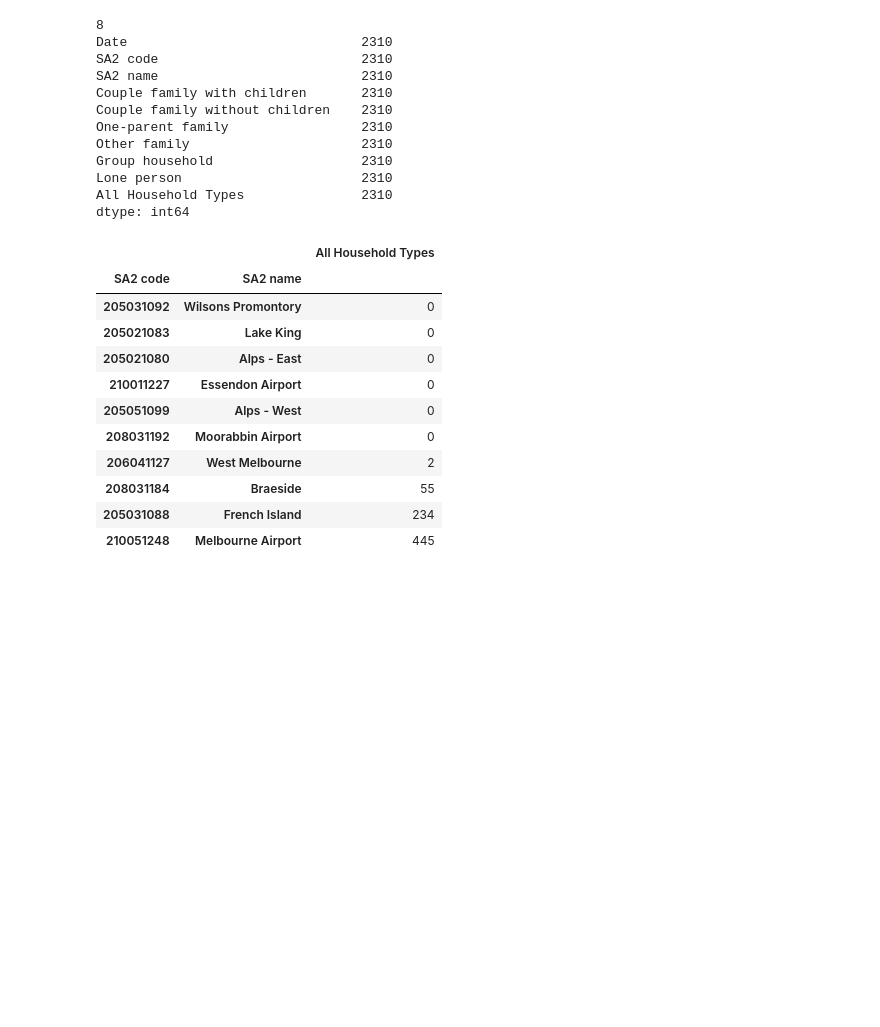
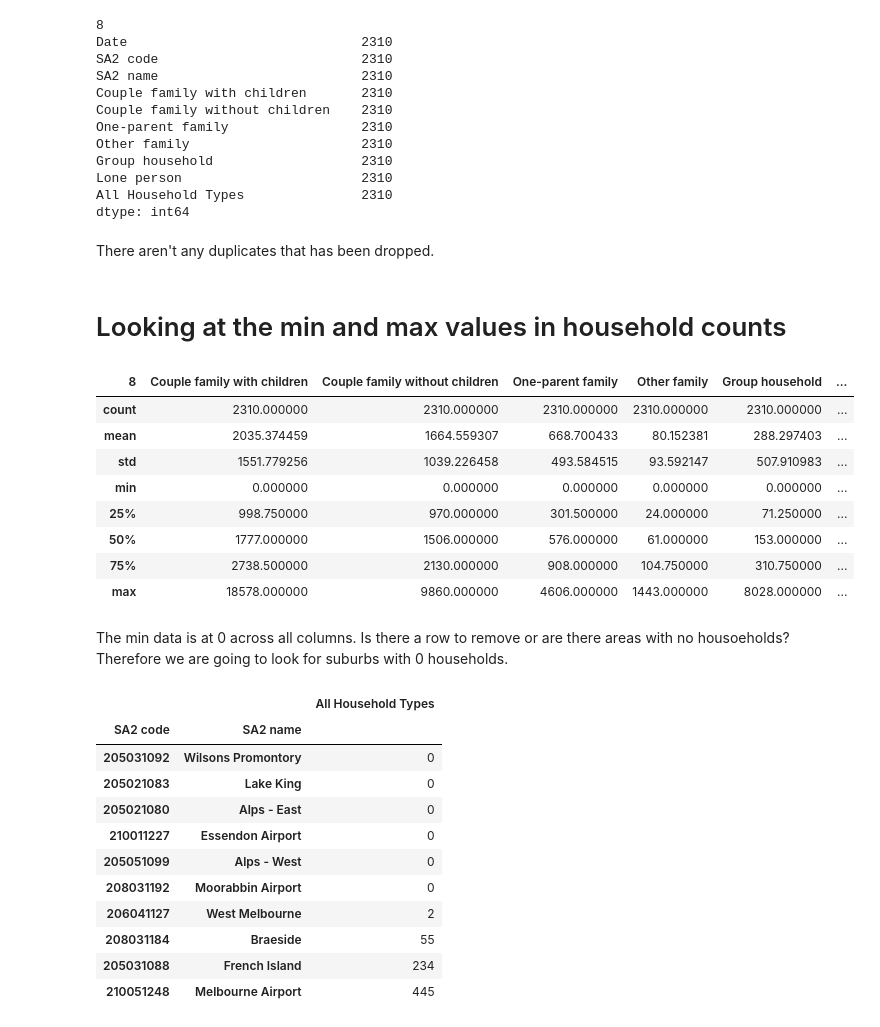
Before and after one commit to babetteblanquet/ETL_project, a Jupyter notebook: Household_types_Transformation.ipynb, the cells around one changed output. Drawn from its saved outputs; the diff is of its cells as text; code cells hidden in the pictures; blank space fills up the shorter version.

```diff
--- a/Household_types_Transformation.ipynb
+++ b/Household_types_Transformation.ipynb
@@ -389,4 +420,24 @@ Group household                   2310
 Lone person                       2310
 All Household Types               2310
 dtype: int64
+# %% [markdown]
+There aren't any duplicates that has been dropped.
+# %% [markdown]
+# Looking at the min and max values in household counts
+# %%
+#Analyse the data with describe
+master.describe()
+# %% [output]
+| 8 | Couple family with children | Couple family without children | One-parent family | Other family | Group household | ... |
+| count | 2310.000000 | 2310.000000 | 2310.000000 | 2310.000000 | 2310.000000 | ... |
+| mean | 2035.374459 | 1664.559307 | 668.700433 | 80.152381 | 288.297403 | ... |
+| std | 1551.779256 | 1039.226458 | 493.584515 | 93.592147 | 507.910983 | ... |
+| min | 0.000000 | 0.000000 | 0.000000 | 0.000000 | 0.000000 | ... |
+| 25% | 998.750000 | 970.000000 | 301.500000 | 24.000000 | 71.250000 | ... |
+| 50% | 1777.000000 | 1506.000000 | 576.000000 | 61.000000 | 153.000000 | ... |
+| 75% | 2738.500000 | 2130.000000 | 908.000000 | 104.750000 | 310.750000 | ... |
+| max | 18578.000000 | 9860.000000 | 4606.000000 | 1443.000000 | 8028.000000 | ... |
+# %% [markdown]
+The min data is at 0 across all columns. Is there a row to remove or are there areas with no housoeholds?
+Therefore we are going to look for suburbs with 0 households.
 # %%
```
Also changed, not shown: parts of 31 cells of this notebook.
